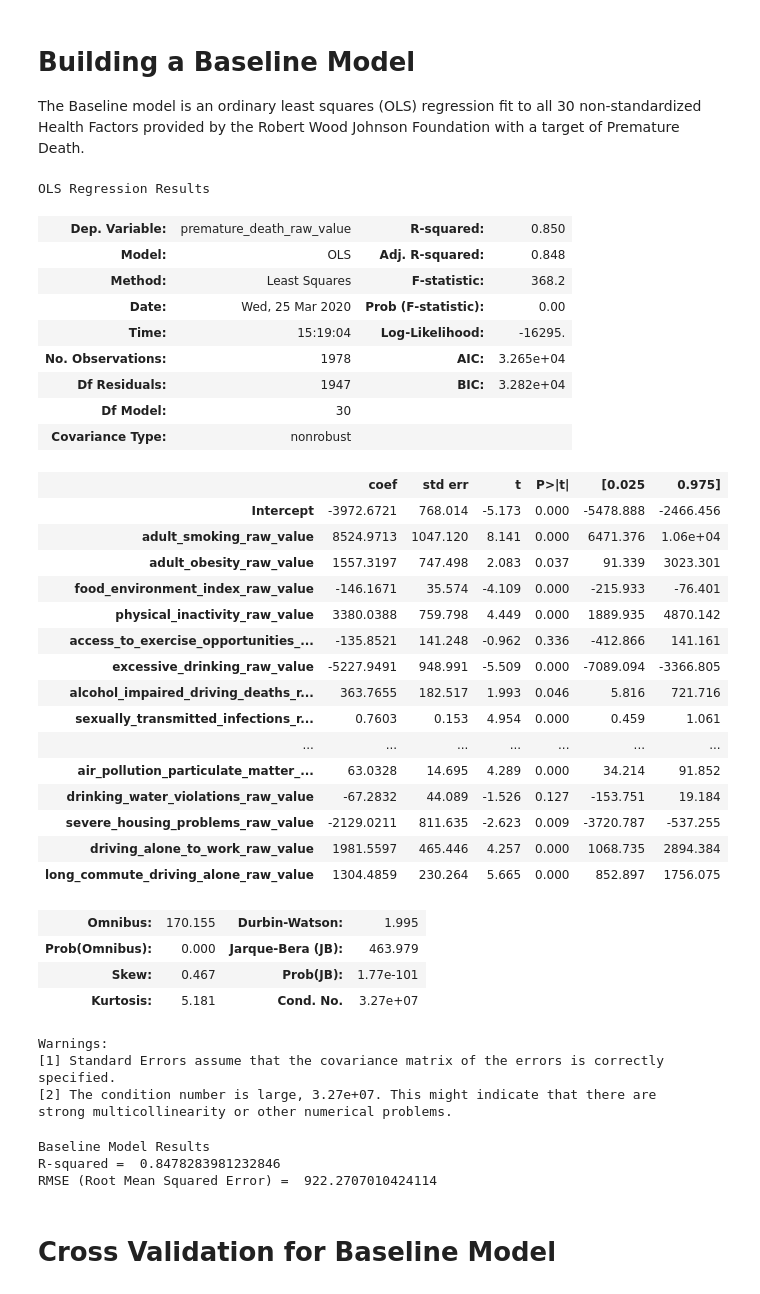
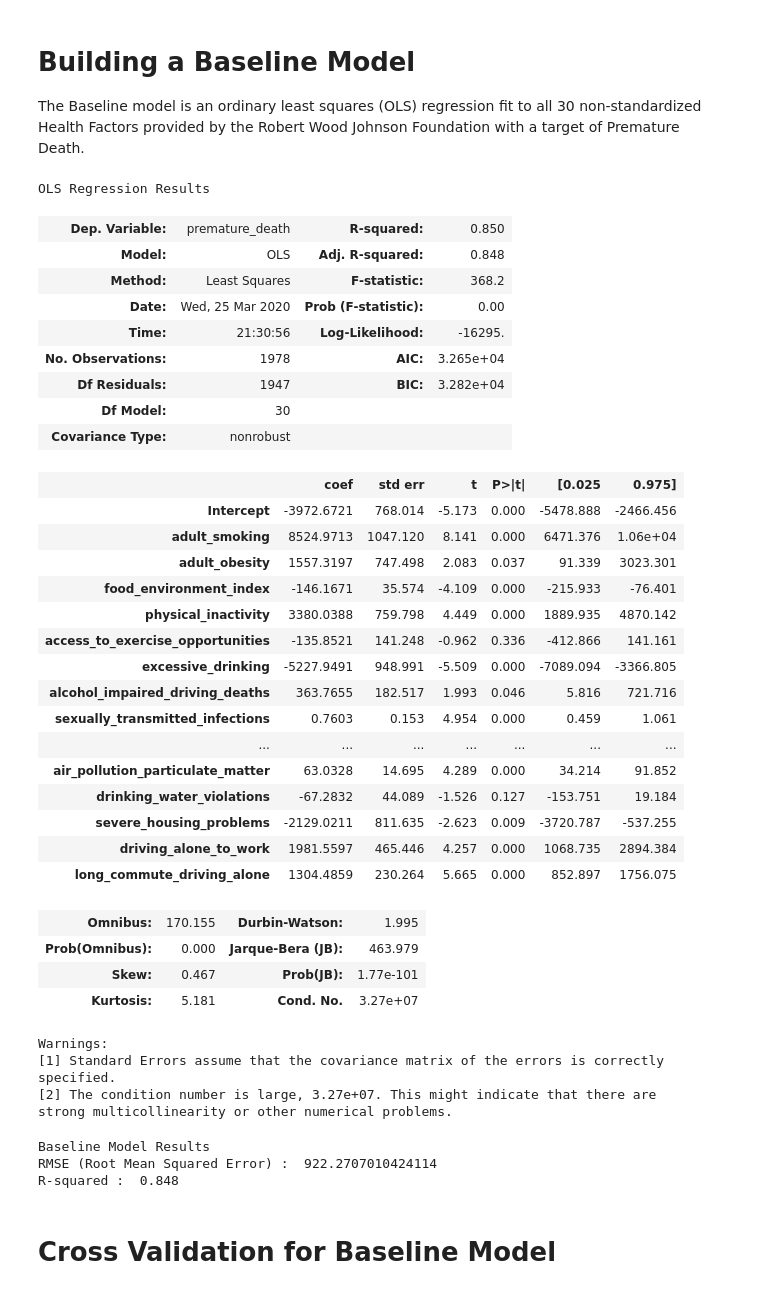
Before and after one commit to jankomah/Predicting_Life_Expectancy, a Jupyter notebook: 02.Josh_Modelling.ipynb, the cells around one changed output. Saved outputs shown, nothing was run; the diff lists cells and outputs as text; code cells hidden in the pictures.

```diff
--- a/02.Josh_Modelling.ipynb
+++ b/02.Josh_Modelling.ipynb
@@ -67,0 +101,2 @@ df1 = df.copy()
+# %%
+County_health.columns = rename
@@ -203,7 +273,7 @@ corrsdf[:15]
 # %% [markdown]
 # <a id='7'>Modelling<a/>
 # %%
-target_vars = ['premature_death_raw_value']
-cat_vars = ['statecode','countycode','fipscode','year','county_ranked']
-
-feature_vars = list(df.columns)[8:]
+# defining the target column and and columns of non-feature data
+target_var = ["premature_death"]
+cat_vars = ["statecode", "countycode", "fipscode","state", "county", "year", "county_ranked"]
+feature_vars = list(County_health.columns)[8:]
@@ -255 +282,9 @@ X_train , X_test , y_train , y_test = train_test_split(features , target , test_
+# %%
+target = County_health[target_var]
+features = County_health.drop(columns=cat_vars+target_var)
+
+X_train1, X_test1, y_train, y_test = train_test_split(features, target, random_state=12, test_size=.2)
+# %%
+# creating a single training data set for use with some functions
+train_df = pd.merge(y_train, X_train1, left_index=True, right_index=True)
 # %%
@@ -269,37 +301,37 @@ Train = pd.merge(y_train, X_train, left_index=True, right_index=True)
 # <a id='7'>Building a Baseline Model<a/>
 The Baseline model is an ordinary least squares (OLS) regression fit to all 30 non-standardized Health Factors provided by the Robert Wood Johnson Foundation with a target of Premature Death.
 # %%
-formula_baseline = target_vars[0] + '~' + '+'.join(feature_vars)
-model_baseline = ols(formula = formula_baseline , data = Train)
+formula_baseline = target_var[0] + '~' + '+'.join(feature_vars)
+model_baseline = ols(formula = formula_baseline , data = train_df)
 results_baseline = model_baseline.fit()
 results_baseline.summary()
 # %% [output]
 OLS Regression Results
-| Dep. Variable: | premature_death_raw_value | R-squared: | 0.850 |
+| Dep. Variable: | premature_death | R-squared: | 0.850 |
 | Model: | OLS | Adj. R-squared: | 0.848 |
 | Method: | Least Squares | F-statistic: | 368.2 |
 | Date: | Wed, 25 Mar 2020 | Prob (F-statistic): | 0.00 |
-| Time: | 15:19:04 | Log-Likelihood: | -16295. |
+| Time: | 21:30:56 | Log-Likelihood: | -16295. |
 | No. Observations: | 1978 | AIC: | 3.265e+04 |
 | Df Residuals: | 1947 | BIC: | 3.282e+04 |
 | Df Model: | 30 |  |  |
 | Covariance Type: | nonrobust |  |  |
 |  | coef | std err | t | P>|t| | [0.025 | 0.975] |
 | Intercept | -3972.6721 | 768.014 | -5.173 | 0.000 | -5478.888 | -2466.456 |
-| adult_smoking_raw_value | 8524.9713 | 1047.120 | 8.141 | 0.000 | 6471.376 | 1.06e+04 |
-| adult_obesity_raw_value | 1557.3197 | 747.498 | 2.083 | 0.037 | 91.339 | 3023.301 |
-| food_environment_index_raw_value | -146.1671 | 35.574 | -4.109 | 0.000 | -215.933 | -76.401 |
-| physical_inactivity_raw_value | 3380.0388 | 759.798 | 4.449 | 0.000 | 1889.935 | 4870.142 |
-| access_to_exercise_opportunities_... | -135.8521 | 141.248 | -0.962 | 0.336 | -412.866 | 141.161 |
-| excessive_drinking_raw_value | -5227.9491 | 948.991 | -5.509 | 0.000 | -7089.094 | -3366.805 |
-| alcohol_impaired_driving_deaths_r... | 363.7655 | 182.517 | 1.993 | 0.046 | 5.816 | 721.716 |
-| sexually_transmitted_infections_r... | 0.7603 | 0.153 | 4.954 | 0.000 | 0.459 | 1.061 |
+| adult_smoking | 8524.9713 | 1047.120 | 8.141 | 0.000 | 6471.376 | 1.06e+04 |
+| adult_obesity | 1557.3197 | 747.498 | 2.083 | 0.037 | 91.339 | 3023.301 |
+| food_environment_index | -146.1671 | 35.574 | -4.109 | 0.000 | -215.933 | -76.401 |
+| physical_inactivity | 3380.0388 | 759.798 | 4.449 | 0.000 | 1889.935 | 4870.142 |
+| access_to_exercise_opportunities | -135.8521 | 141.248 | -0.962 | 0.336 | -412.866 | 141.161 |
+| excessive_drinking | -5227.9491 | 948.991 | -5.509 | 0.000 | -7089.094 | -3366.805 |
+| alcohol_impaired_driving_deaths | 363.7655 | 182.517 | 1.993 | 0.046 | 5.816 | 721.716 |
+| sexually_transmitted_infections | 0.7603 | 0.153 | 4.954 | 0.000 | 0.459 | 1.061 |
 | ... | ... | ... | ... | ... | ... | ... |
-| air_pollution_particulate_matter_... | 63.0328 | 14.695 | 4.289 | 0.000 | 34.214 | 91.852 |
-| drinking_water_violations_raw_value | -67.2832 | 44.089 | -1.526 | 0.127 | -153.751 | 19.184 |
-| severe_housing_problems_raw_value | -2129.0211 | 811.635 | -2.623 | 0.009 | -3720.787 | -537.255 |
-| driving_alone_to_work_raw_value | 1981.5597 | 465.446 | 4.257 | 0.000 | 1068.735 | 2894.384 |
-| long_commute_driving_alone_raw_value | 1304.4859 | 230.264 | 5.665 | 0.000 | 852.897 | 1756.075 |
+| air_pollution_particulate_matter | 63.0328 | 14.695 | 4.289 | 0.000 | 34.214 | 91.852 |
+| drinking_water_violations | -67.2832 | 44.089 | -1.526 | 0.127 | -153.751 | 19.184 |
+| severe_housing_problems | -2129.0211 | 811.635 | -2.623 | 0.009 | -3720.787 | -537.255 |
+| driving_alone_to_work | 1981.5597 | 465.446 | 4.257 | 0.000 | 1068.735 | 2894.384 |
+| long_commute_driving_alone | 1304.4859 | 230.264 | 5.665 | 0.000 | 852.897 | 1756.075 |
 | Omnibus: | 170.155 | Durbin-Watson: | 1.995 |
 | Prob(Omnibus): | 0.000 | Jarque-Bera (JB): | 463.979 |
 | Skew: | 0.467 | Prob(JB): | 1.77e-101 |
@@ -310,12 +342,12 @@ Warnings:
 strong multicollinearity or other numerical problems.
 # %%
 print('Baseline Model Results')
-print('R-squared = ', results_baseline.rsquared_adj)
-print('RMSE (Root Mean Squared Error) = ', results_baseline.mse_resid**0.5)
+print('RMSE (Root Mean Squared Error) : ', results_baseline.mse_resid**0.5)
+print('R-squared : ', results_baseline.rsquared_adj.round(3))
 # %% [output]
 Baseline Model Results
-R-squared =  0.8478283981232846
-RMSE (Root Mean Squared Error) =  922.2707010424114
+RMSE (Root Mean Squared Error) :  922.2707010424114
+R-squared :  0.848
 # %% [markdown]
 # <a id='7'>Cross Validation for Baseline Model<a/>
 # %%
```
Also changed, not shown: parts of 36 cells of this notebook, 3 other files.
